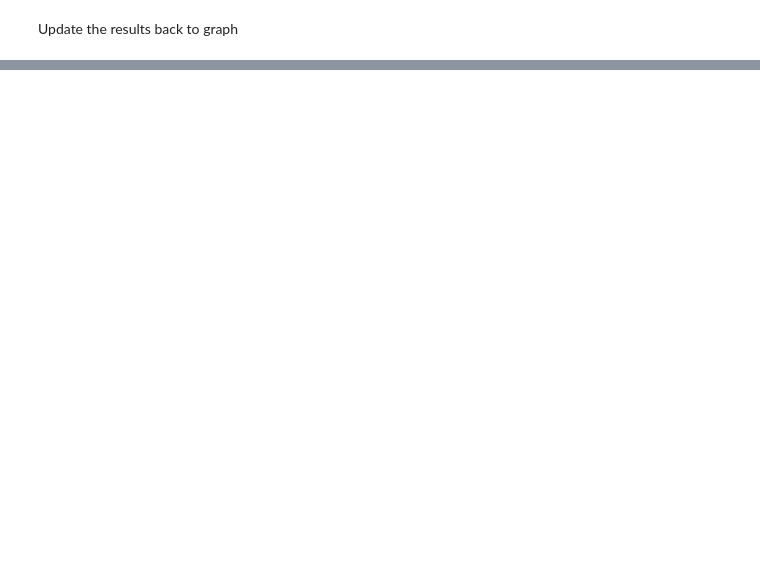
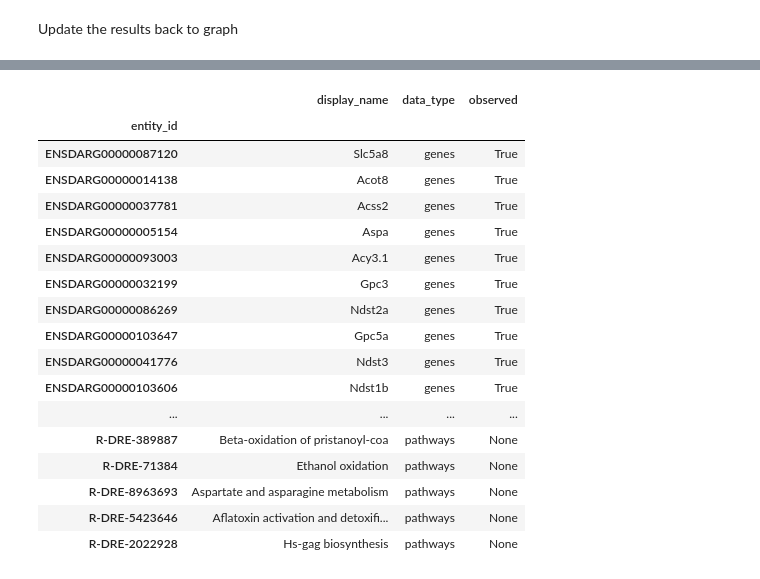
Before and after one commit to glasgowcompbio/pyMultiOmics, a Jupyter notebook: notebooks/analysis_zebrafish.ipynb, the cells around one changed output, grey strips where cells are left out. Saved outputs shown, nothing was run; the diff lists cells and outputs as text; code cells hidden in the pictures; blank space fills up the shorter version.

```diff
--- a/notebooks/analysis_zebrafish.ipynb
+++ b/notebooks/analysis_zebrafish.ipynb
@@ -91,6 +87,6 @@ design_df = m.gene_design
 case = 'Distal'
 control = 'Proximal'
 # %%
-wi = WebOmicsInference(data_df, design_df, data_type, min_value=min_replace)
-result_df = wi.run_ttest(case, control)
+analysis = TTestAnalysis(data_df, design_df, data_type, case, control)
+analysis.run()
 # %% [output]
@@ -120,0 +115,2 @@ display_name
+# %%
+m.update(analysis)
@@ -120,0 +134,22 @@ display_name
+# %%
+query_id = '15366'
+m.get_connected(query_id)
+# %% [output]
+|  | display_name | data_type | observed |
+| entity_id |  |  |  |
+| ENSDARG00000087120 | Slc5a8 | genes | True |
+| ENSDARG00000014138 | Acot8 | genes | True |
+| ENSDARG00000037781 | Acss2 | genes | True |
+| ENSDARG00000005154 | Aspa | genes | True |
+| ENSDARG00000093003 | Acy3.1 | genes | True |
+| ENSDARG00000032199 | Gpc3 | genes | True |
+| ENSDARG00000086269 | Ndst2a | genes | True |
+| ENSDARG00000103647 | Gpc5a | genes | True |
+| ENSDARG00000041776 | Ndst3 | genes | True |
+| ENSDARG00000103606 | Ndst1b | genes | True |
+| ... | ... | ... | ... |
+| R-DRE-389887 | Beta-oxidation of pristanoyl-coa | pathways | None |
+| R-DRE-71384 | Ethanol oxidation | pathways | None |
+| R-DRE-8963693 | Aspartate and asparagine metabolism | pathways | None |
+| R-DRE-5423646 | Aflatoxin activation and detoxifi... | pathways | None |
+| R-DRE-2022928 | Hs-gag biosynthesis | pathways | None |
```
Also changed, not shown: parts of 12 cells of this notebook, 3 other files.
